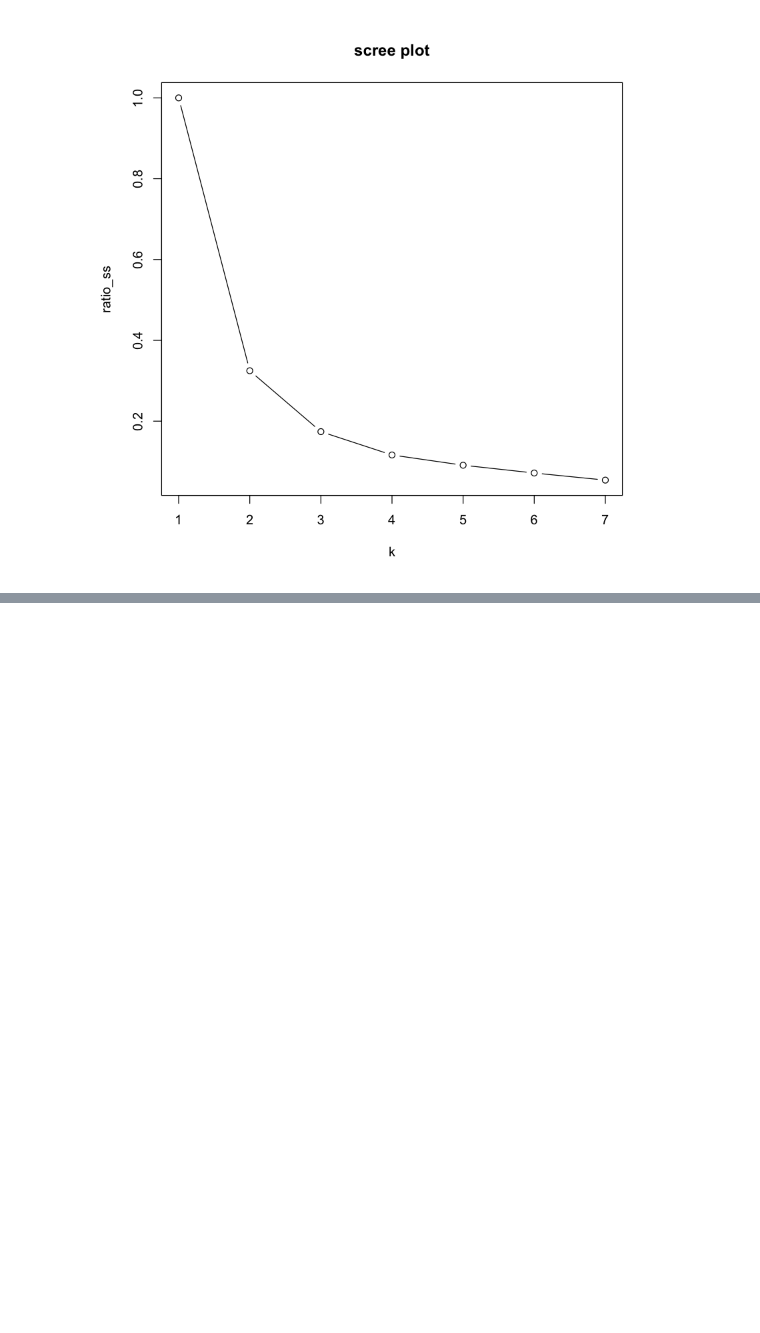
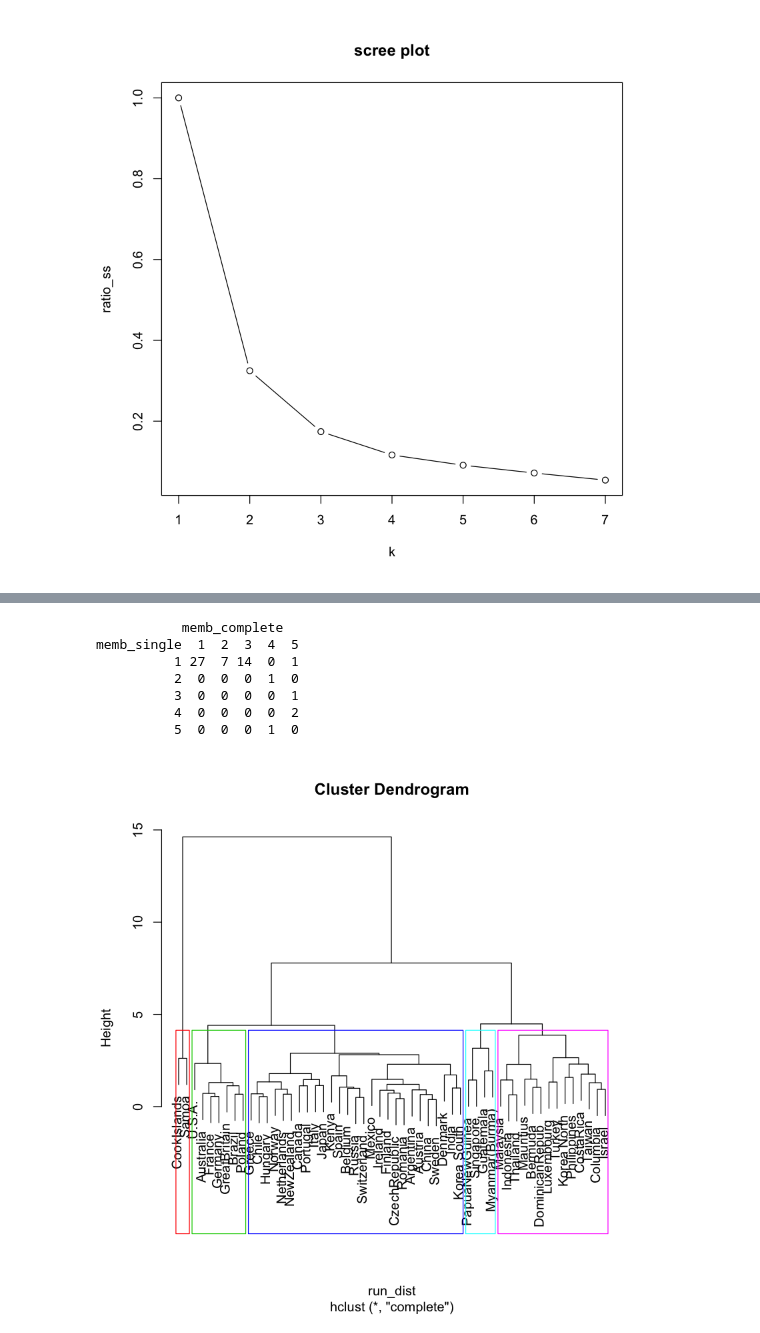
Before and after one commit to slzdevsnp/learn, a Jupyter notebook: intro_ml/intro_ml_clustering.ipynb, the cells around one changed output, grey strips where cells are left out. Saved outputs shown, nothing was run; the diff lists cells and outputs as text; code cells hidden in the pictures; blank space fills up the shorter version.

```diff
--- a/intro_ml/intro_ml_clustering.ipynb
+++ b/intro_ml/intro_ml_clustering.ipynb
@@ -160,0 +266,17 @@ $$ z_i = \frac{x_i - \mu(x)} {\sigma(x)} $$
+# %%
+##complete hierarchical clustering
+run_dist <- dist(run_record_sc, method = "euclidean")
+run_complete <-hclust(run_dist,method="complete")
+memb_complete <- cutree(run_complete,k=5) #clustering partion  with 5 clusters
+plot(run_complete)
+rect.hclust(run_complete, k=5,border=2:6)# make a box
+table(memb_single, memb_complete)
+# %% [output]
+           memb_complete
+memb_single  1  2  3  4  5
+          1 27  7 14  0  1
+          2  0  0  0  1  0
+          3  0  0  0  0  1
+          4  0  0  0  0  2
+          5  0  0  0  1  0
+[figure, added]
```
Also changed, not shown: parts of 6 cells of this notebook, 4 other files.
